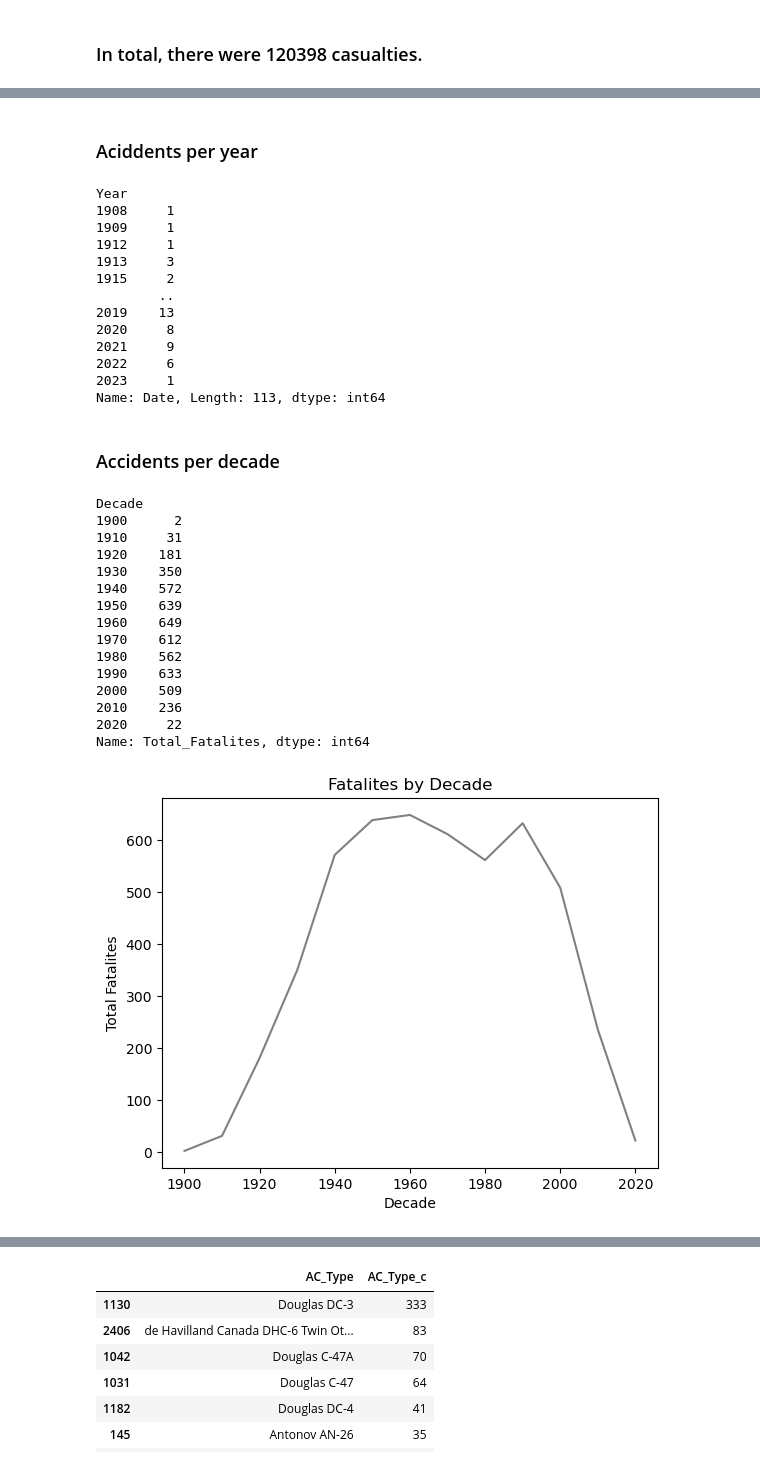
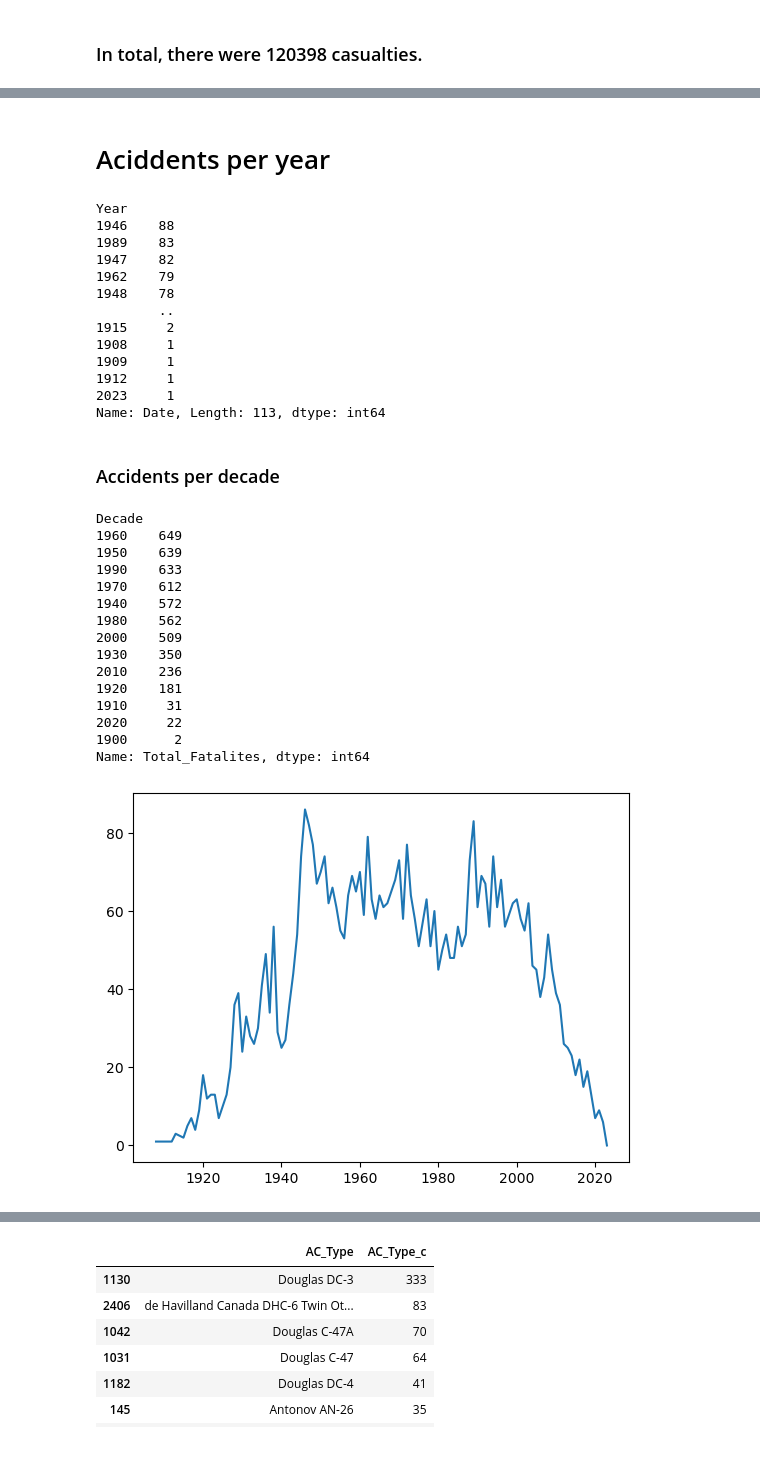
Before and after one commit to marxio09dio/Airplanes-Crashes-Study, a Jupyter notebook: eda.ipynb, the cells around one changed output, grey strips where cells are left out. Cells and saved outputs as stored; diff of their text form; code cells hidden in the pictures.

```diff
--- a/eda.ipynb
+++ b/eda.ipynb
@@ -112,20 +118,20 @@ plt.show()
 # %% [markdown]
-### Aciddents per year
+# Aciddents per year
 # %%
 accidents_by_year = df.groupby(by=['Year']).count()
-accidents_by_year['Date']
+accidents_by_year['Date'].sort_values(ascending=False)
 # %% [output]
 Year
+1946    88
+1989    83
+1947    82
+1962    79
+1948    78
+        ..
+1915     2
 1908     1
 1909     1
 1912     1
-1913     3
-1915     2
-        ..
-2019    13
-2020     8
-2021     9
-2022     6
 2023     1
 Name: Date, Length: 113, dtype: int64
 # %% [markdown]
@@ -133,29 +139,30 @@ Name: Date, Length: 113, dtype: int64
 # %%
 df['Decade'] = df['Date'].dt.year.floordiv(10) * 10
 Fatalies_by_decade = df.groupby(by=['Decade']).count()
-Fatalies_by_decade['Total_Fatalites']
+Fatalies_by_decade['Total_Fatalites'].sort_values(ascending=False)
 # %% [output]
 Decade
+1960    649
+1950    639
+1990    633
+1970    612
+1940    572
+1980    562
+2000    509
+1930    350
+2010    236
+1920    181
+1910     31
+2020     22
 1900      2
-1910     31
-1920    181
-1930    350
-1940    572
-1950    639
-1960    649
-1970    612
-1980    562
-1990    633
-2000    509
-2010    236
-2020     22
 Name: Total_Fatalites, dtype: int64
 # %%
-sns.lineplot(x=Fatalies_by_decade.index, y='Total_Fatalites', data=Fatalies_by_decade, color="grey")
-plt.xlabel('Decade')
-plt.ylabel('Total Fatalites')
-plt.title('Fatalites by Decade')
+#trend of occurences per year
+sn.lineplot(x=accidents_by_year.index, y='Total_Fatalites', data=accidents_by_year)
+plt.xlabel('')
+plt.ylabel('')
+plt.title('')
 plt.show()
 # %% [output]
-[figure, old version]
+[figure, new version]
 # %% [markdown]
```
Also changed, not shown: parts of 18 cells of this notebook.
